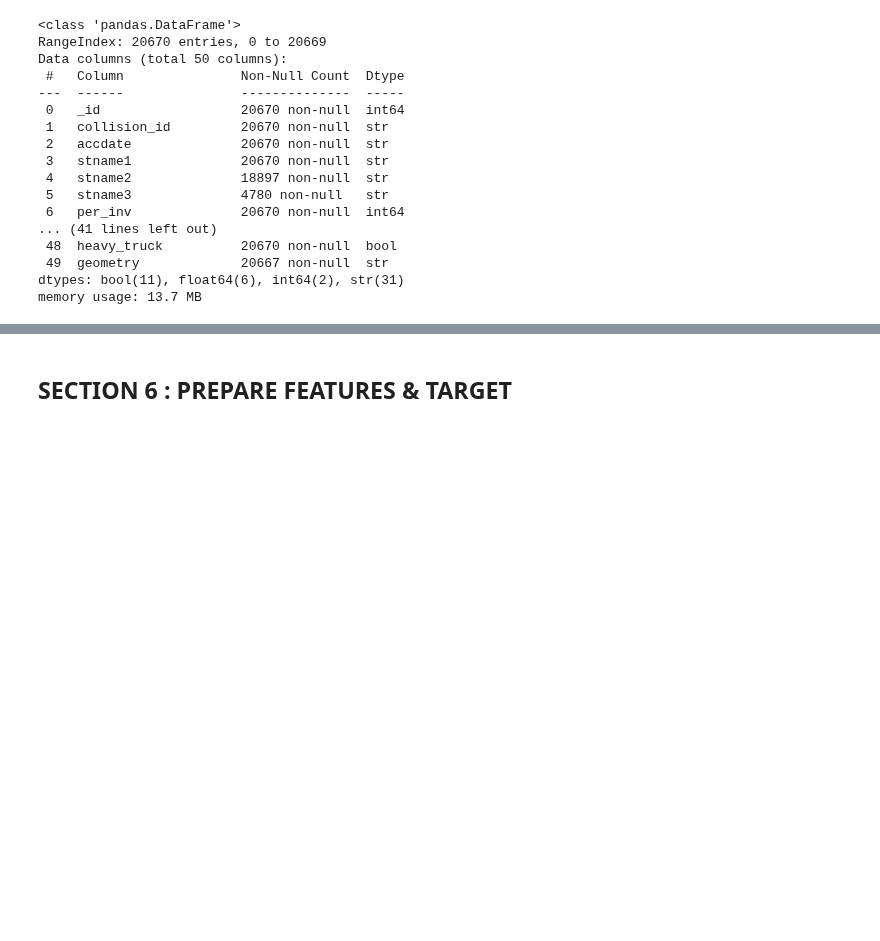
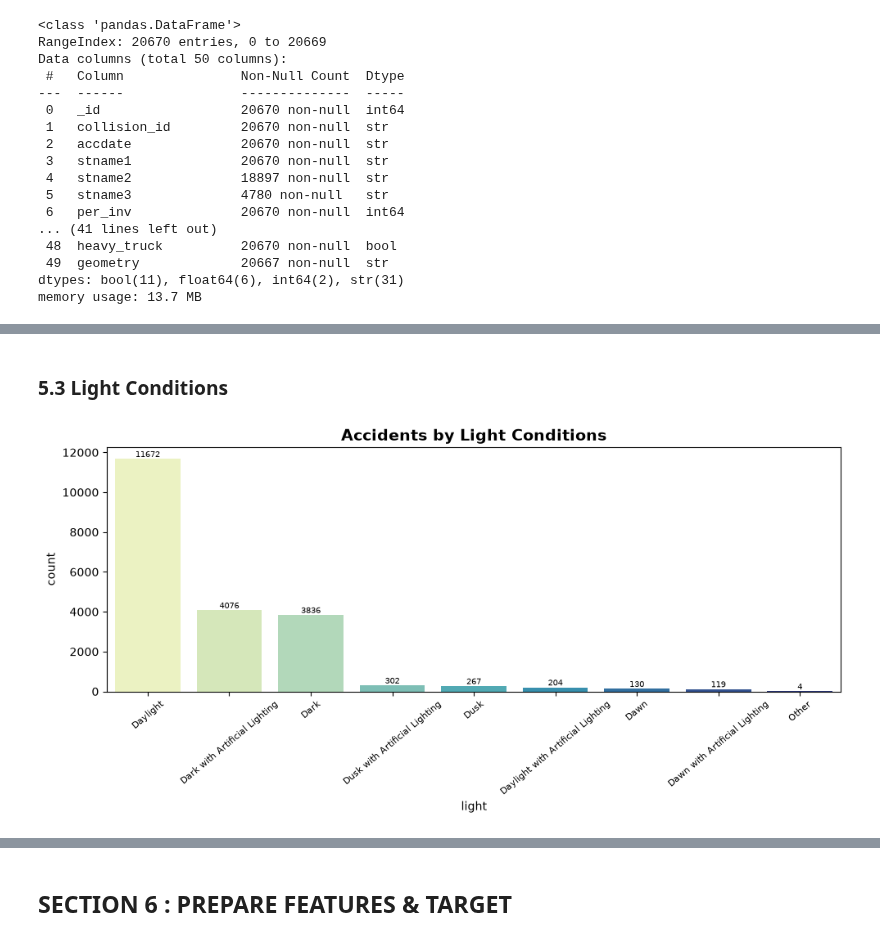
Before and after one commit to Pranjali-3/road-accident-severity-analysis, a Jupyter notebook: road_accident.ipynb, the cells around one changed output, grey strips where cells are left out. Cells and saved outputs as stored; diff of their text form; code cells hidden in the pictures; blank space fills up the shorter version.

```diff
--- a/road_accident.ipynb
+++ b/road_accident.ipynb
@@ -378,0 +217,12 @@ plt.show()
+# %% [markdown]
+### 5.3 Light Conditions
+# %%
+plt.figure(figsize=(10, 5))
+ax = sns.countplot(x=df['light'], palette='YlGnBu', order=df['light'].value_counts().index)
+for c in ax.containers: ax.bar_label(c, fontsize=7)
+plt.title('Accidents by Light Conditions', fontsize=14, fontweight='bold')
+plt.xticks(rotation=40, fontsize=8)
+plt.tight_layout()
+plt.show()
+# %% [output]
+[figure, added]
```
Also changed, not shown: parts of 260 cells of this notebook, 9 other files.
